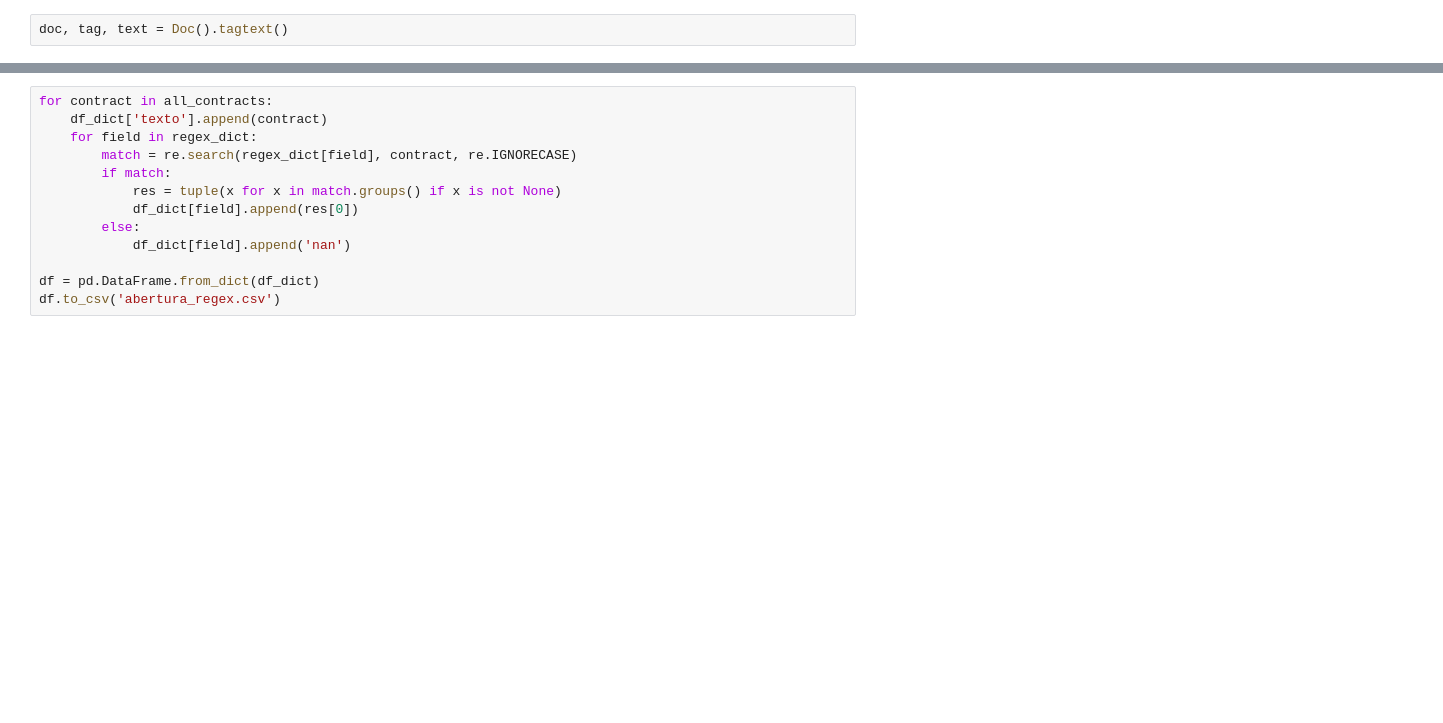
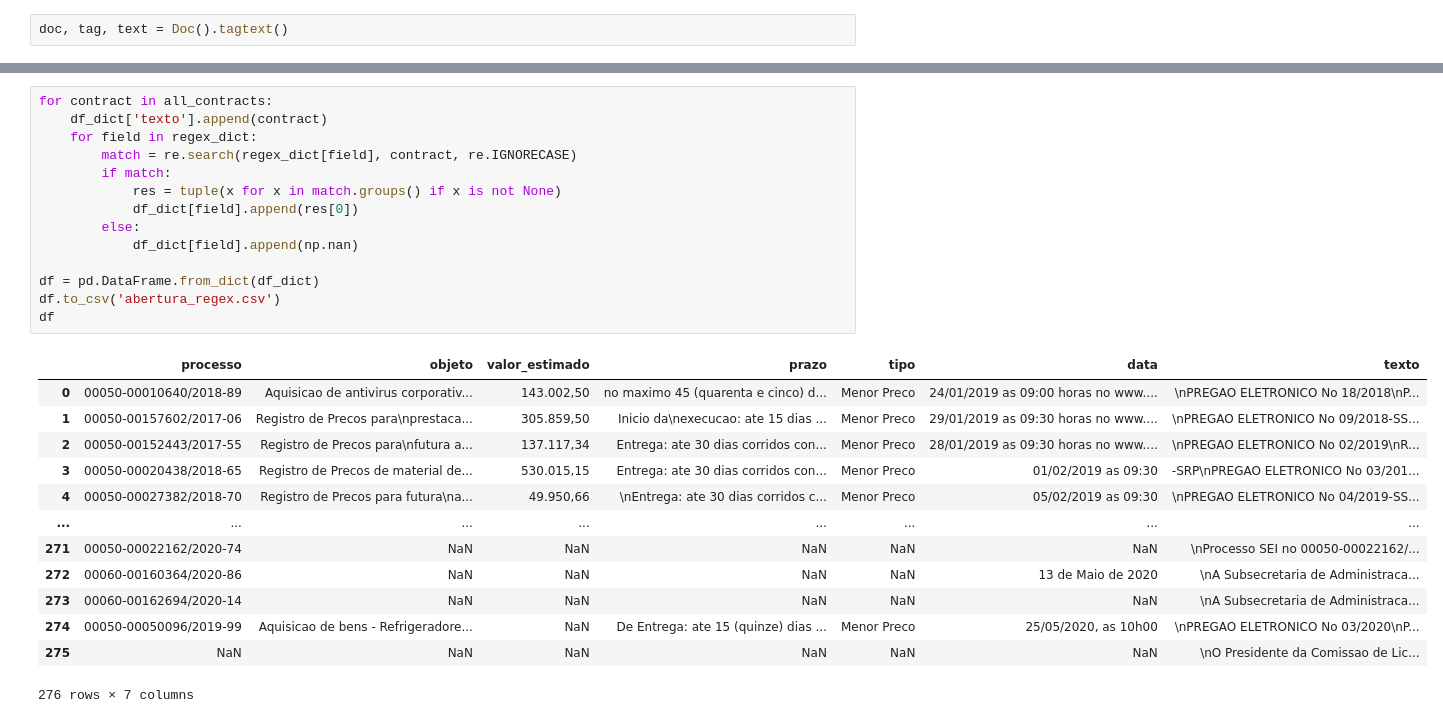
Before and after one commit to UnB-KnEDLe/experiments, a Jupyter notebook: members/khalil/regex_licitacao/regex_abertura.ipynb, the cells around one changed output, grey strips where cells are left out. Drawn from its saved outputs; the diff is of its cells as text; blank space fills up the shorter version.

```diff
--- a/members/khalil/regex_licitacao/regex_abertura.ipynb
+++ b/members/khalil/regex_licitacao/regex_abertura.ipynb
@@ -37,13 +91,28 @@ df_dict = {
 # %%
 for contract in all_contracts:
     df_dict['texto'].append(contract)
     for field in regex_dict:
         match = re.search(regex_dict[field], contract, re.IGNORECASE)
         if match:
             res = tuple(x for x in match.groups() if x is not None)
             df_dict[field].append(res[0])
         else:
-            df_dict[field].append('nan')
+            df_dict[field].append(np.nan)
 
 df = pd.DataFrame.from_dict(df_dict)
 df.to_csv('abertura_regex.csv')
+df
+# %% [output]
+|  | processo | objeto | valor_estimado | prazo | tipo | data | texto |
+| 0 | 00050-00010640/2018-89 | Aquisicao de antivirus corporativ... | 143.002,50 | no maximo 45 (quarenta e cinco) d... | Menor Preco | 24/01/2019 as 09:00 horas no www.... | \nPREGAO ELETRONICO No 18/2018\nP... |
+| 1 | 00050-00157602/2017-06 | Registro de Precos para\nprestaca... | 305.859,50 | Inicio da\nexecucao: ate 15 dias ... | Menor Preco | 29/01/2019 as 09:30 horas no www.... | \nPREGAO ELETRONICO No 09/2018-SS... |
+| 2 | 00050-00152443/2017-55 | Registro de Precos para\nfutura a... | 137.117,34 | Entrega: ate 30 dias corridos con... | Menor Preco | 28/01/2019 as 09:30 horas no www.... | \nPREGAO ELETRONICO No 02/2019\nR... |
+| 3 | 00050-00020438/2018-65 | Registro de Precos de material de... | 530.015,15 | Entrega: ate 30 dias corridos con... | Menor Preco | 01/02/2019 as 09:30 | -SRP\nPREGAO ELETRONICO No 03/201... |
+| 4 | 00050-00027382/2018-70 | Registro de Precos para futura\na... | 49.950,66 | \nEntrega: ate 30 dias corridos c... | Menor Preco | 05/02/2019 as 09:30 | \nPREGAO ELETRONICO No 04/2019-SS... |
+| ... | ... | ... | ... | ... | ... | ... | ... |
+| 271 | 00050-00022162/2020-74 | NaN | NaN | NaN | NaN | NaN | \nProcesso SEI no 00050-00022162/... |
+| 272 | 00060-00160364/2020-86 | NaN | NaN | NaN | NaN | 13 de Maio de 2020 | \nA Subsecretaria de Administraca... |
+| 273 | 00060-00162694/2020-14 | NaN | NaN | NaN | NaN | NaN | \nA Subsecretaria de Administraca... |
+| 274 | 00050-00050096/2019-99 | Aquisicao de bens - Refrigeradore... | NaN | De Entrega: ate 15 (quinze) dias ... | Menor Preco | 25/05/2020, as 10h00 | \nPREGAO ELETRONICO No 03/2020\nP... |
+| 275 | NaN | NaN | NaN | NaN | NaN | NaN | \nO Presidente da Comissao de Lic... |
+276 rows × 7 columns
```
Also changed, not shown: parts of 10 cells of this notebook, 15 other files.
